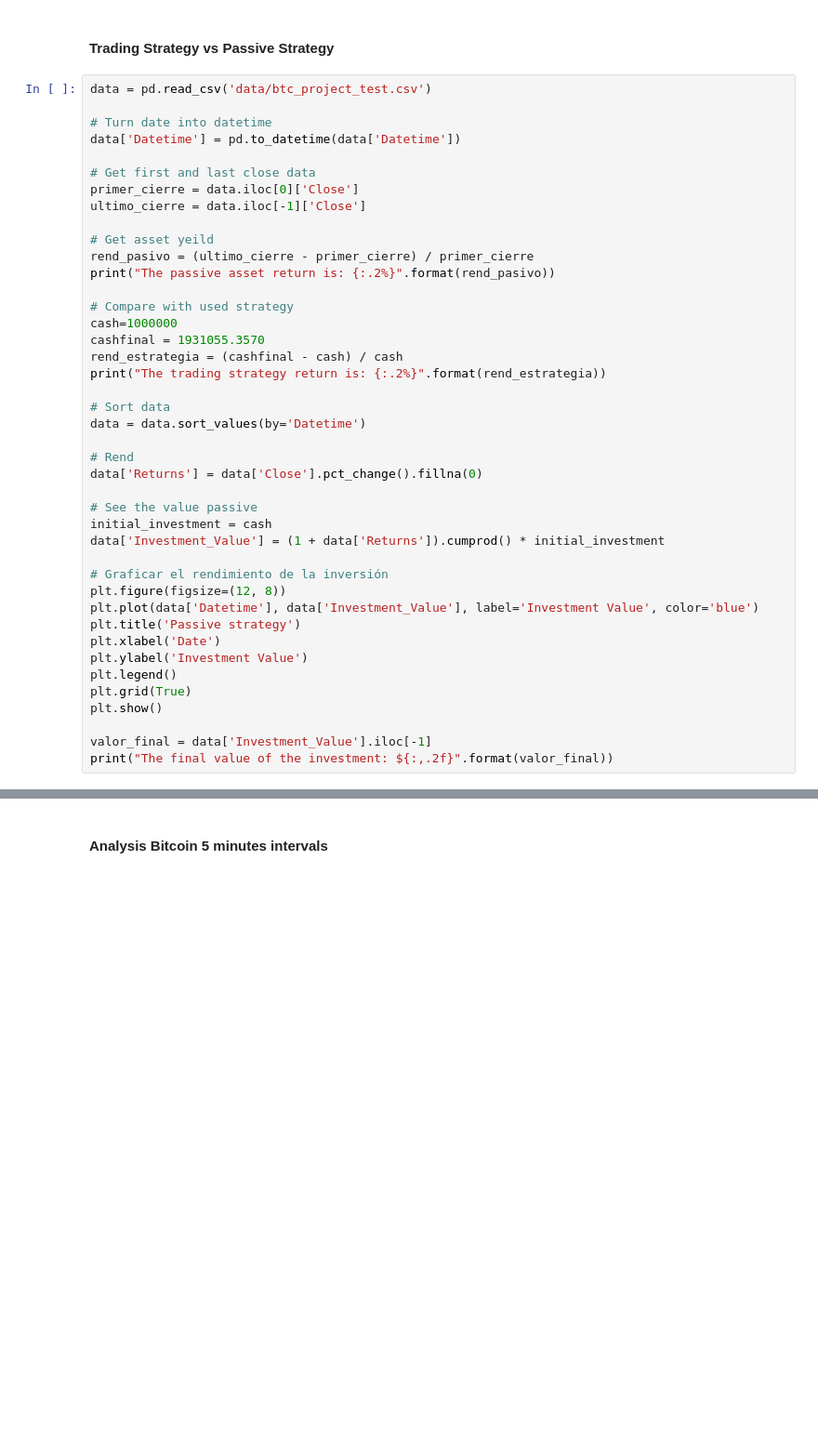
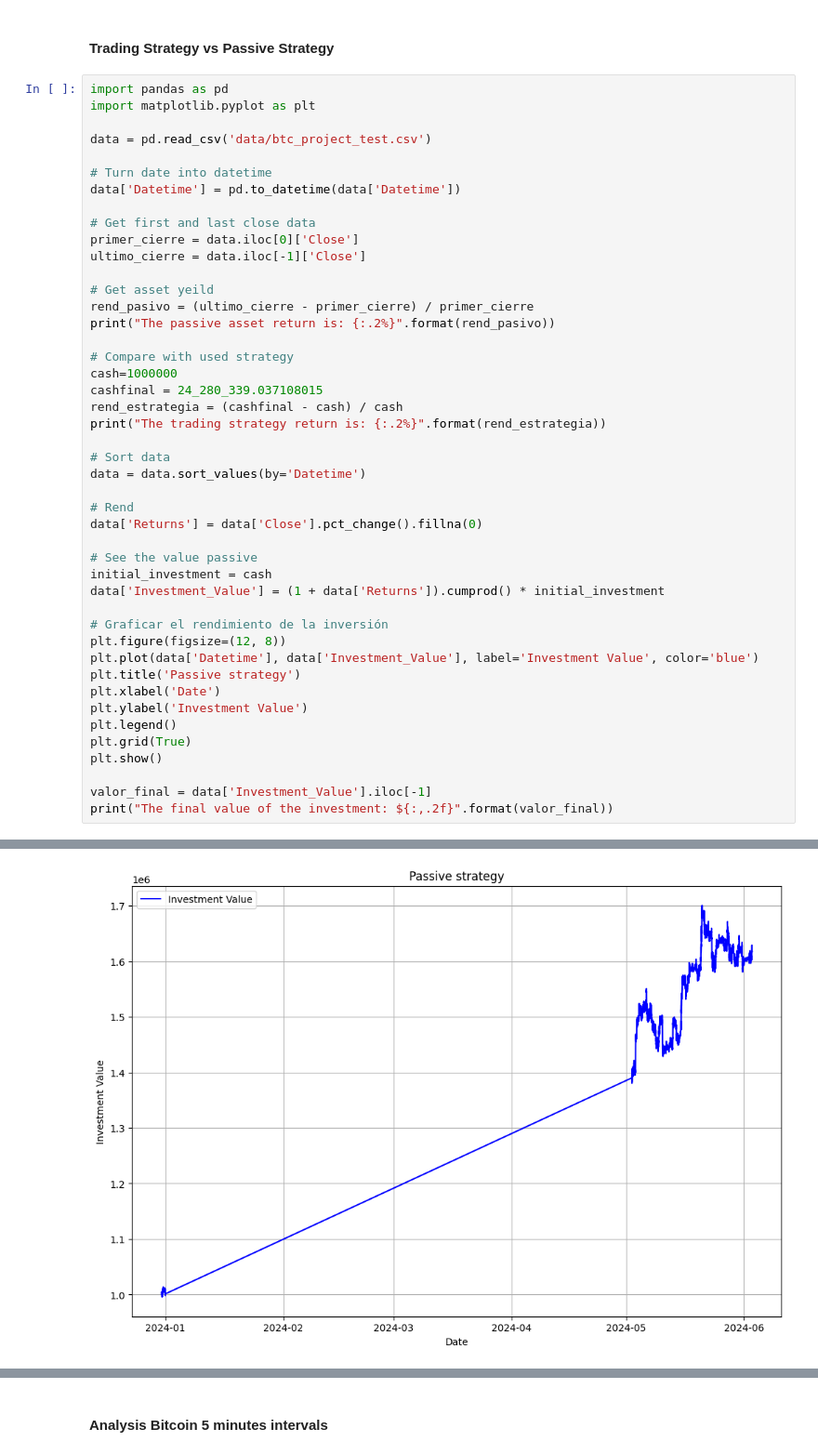
Before and after one commit to alfredobau21/proyecto_trading, a Jupyter notebook: Project 2 Technical Analysis/Report.ipynb, the cells around one changed output, grey strips where cells are left out. Shown: that part at 93% size. Cells and saved outputs as stored; diff of their text form; blank space fills up the shorter version.

```diff
--- a/Project 2 Technical Analysis/Report.ipynb
+++ b/Project 2 Technical Analysis/Report.ipynb
@@ -290,6 +310,9 @@ strategy.strategy_value[-1]
 # %% [markdown]
 #### Trading Strategy vs Passive Strategy
 # %%
+import pandas as pd
+import matplotlib.pyplot as plt
+
 data = pd.read_csv('data/btc_project_test.csv')
 
 # Turn date into datetime
@@ -305,7 +328,7 @@ print("The passive asset return is: {:.2%}".format(rend_pasivo))
 
 # Compare with used strategy
 cash=1000000
-cashfinal = 1931055.3570
+cashfinal = 24_280_339.037108015
 rend_estrategia = (cashfinal - cash) / cash
 print("The trading strategy return is: {:.2%}".format(rend_estrategia))
 
@@ -331,3 +354,4 @@ plt.show()
 
 valor_final = data['Investment_Value'].iloc[-1]
 print("The final value of the investment: ${:,.2f}".format(valor_final))
+# %% [output]
@@ -333,0 +360 @@ print("The final value of the investment: ${:,.2f}".format(valor_final))
+[figure, added]
```
Also changed, not shown: parts of 9 cells of this notebook.
